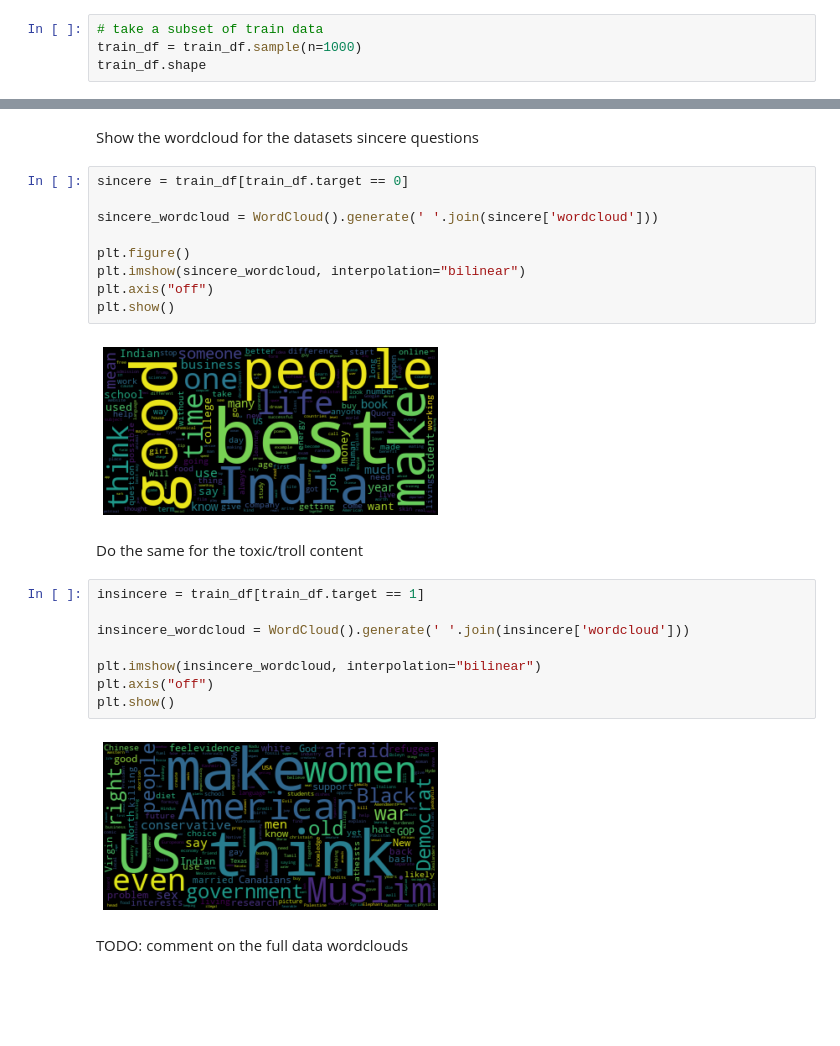
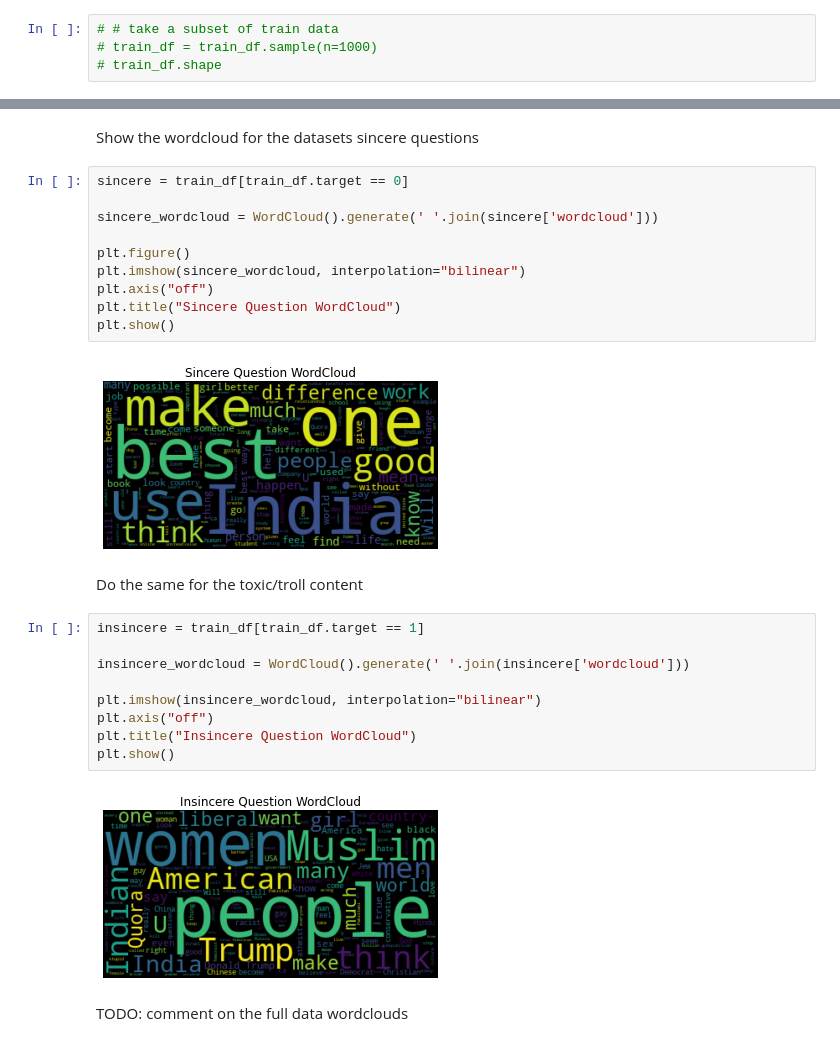
Before and after one commit to georgSquared/NLP-AUTh, a Jupyter notebook: notebooks/EDA.ipynb, the cells around one changed output, grey strips where cells are left out. Saved outputs shown, nothing was run; the diff lists cells and outputs as text; blank space fills up the shorter version.

```diff
--- a/notebooks/EDA.ipynb
+++ b/notebooks/EDA.ipynb
@@ -93,6 +93,6 @@ in either our train or test data set
 #### Class distribution
 At this point we should check how the data is distributed across the target classes
 # %%
-# take a subset of train data
-train_df = train_df.sample(n=1000)
-train_df.shape
+# # take a subset of train data
+# train_df = train_df.sample(n=1000)
+# train_df.shape
@@ -202,14 +200,15 @@ Show the wordcloud for the datasets sincere questions
 # %%
 sincere = train_df[train_df.target == 0]
 
 sincere_wordcloud = WordCloud().generate(' '.join(sincere['wordcloud']))
 
 plt.figure()
 plt.imshow(sincere_wordcloud, interpolation="bilinear")
 plt.axis("off")
+plt.title("Sincere Question WordCloud")
 plt.show()
 # %% [output]
-[figure, old version]
+[figure, new version]
 # %% [markdown]
 Do the same for the toxic/troll content
 # %%
@@ -219,9 +218,10 @@ insincere_wordcloud = WordCloud().generate(' '.join(insincere['wordcloud']))
 
 plt.imshow(insincere_wordcloud, interpolation="bilinear")
 plt.axis("off")
+plt.title("Insincere Question WordCloud")
 plt.show()
 # %% [output]
-[figure, old version]
+[figure, new version]
 # %% [markdown]
 TODO: comment on the full data wordclouds
 # %% [markdown]
```
Also changed, not shown: parts of 16 cells of this notebook, 4 other files.
